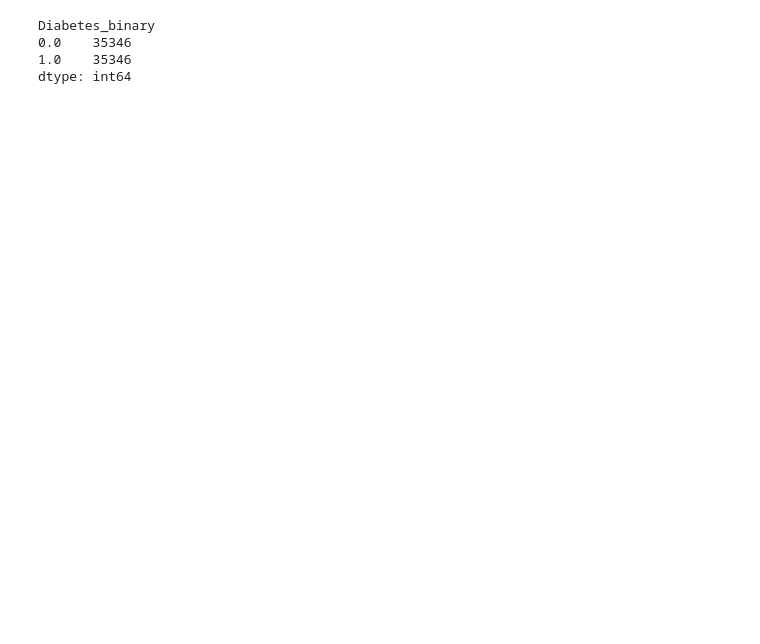
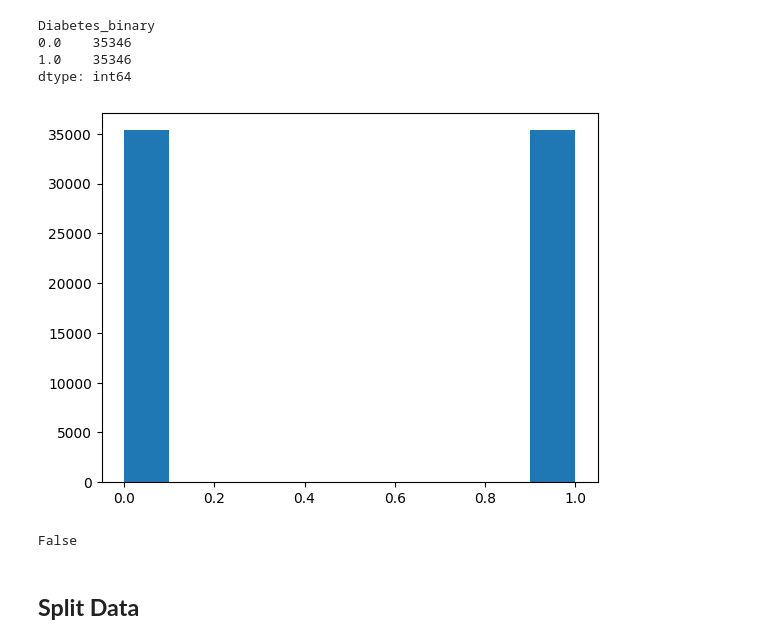
Before and after one commit to toobask/introtoAI1, a Jupyter notebook: notebook/IntroToAI_701_CourseWork_Amua_et_Tooba.ipynb, the cells around one changed output. Drawn from its saved outputs; the diff is of its cells as text; code cells hidden in the pictures; blank space fills up the shorter version.

```diff
--- a/notebook/IntroToAI_701_CourseWork_Amua_et_Tooba.ipynb
+++ b/notebook/IntroToAI_701_CourseWork_Amua_et_Tooba.ipynb
@@ -10,7 +15,7 @@ import seaborn as sns
 ## Exploratory Data Analysis
 # %%
 #load diabetes dataset
-diabetes_df = pd.read_csv("../dataset/diabetes.csv")
+diabetes_df = pd.read_csv("/diabetes.csv")
 # %%
 #inspect first 5 rows
 diabetes_df[:5]
@@ -51,3 +87,15 @@ Diabetes_binary
 0.0    35346
 1.0    35346
 dtype: int64
+# %%
+#plot the class distribution
+diabetes_df["Diabetes_binary"] = diabetes_df['Diabetes_binary'].astype(int)
+plt.hist(diabetes_df["Diabetes_binary"],align="mid");
+# %% [output]
+[figure, added]
+# %%
+pd.isnull(diabetes_df["Diabetes_binary"]).values.any()
+# %% [output]
+False
+# %% [markdown]
+## **Split Data**
```
Also changed, not shown: parts of 19 cells of this notebook, 2 other files.
